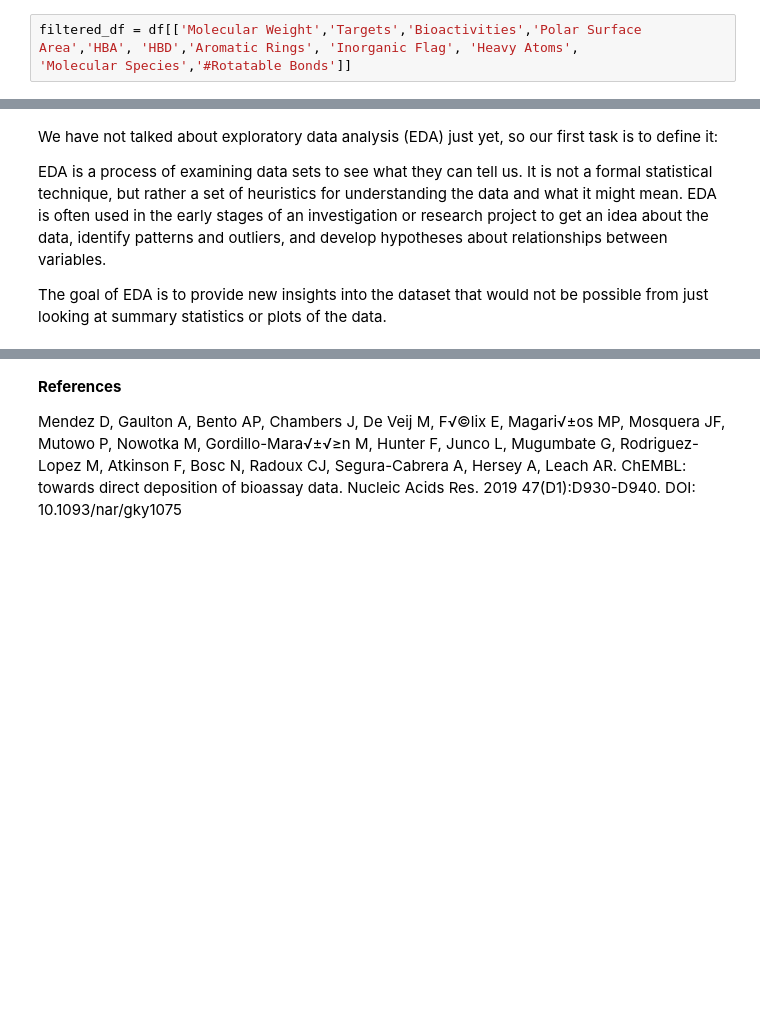
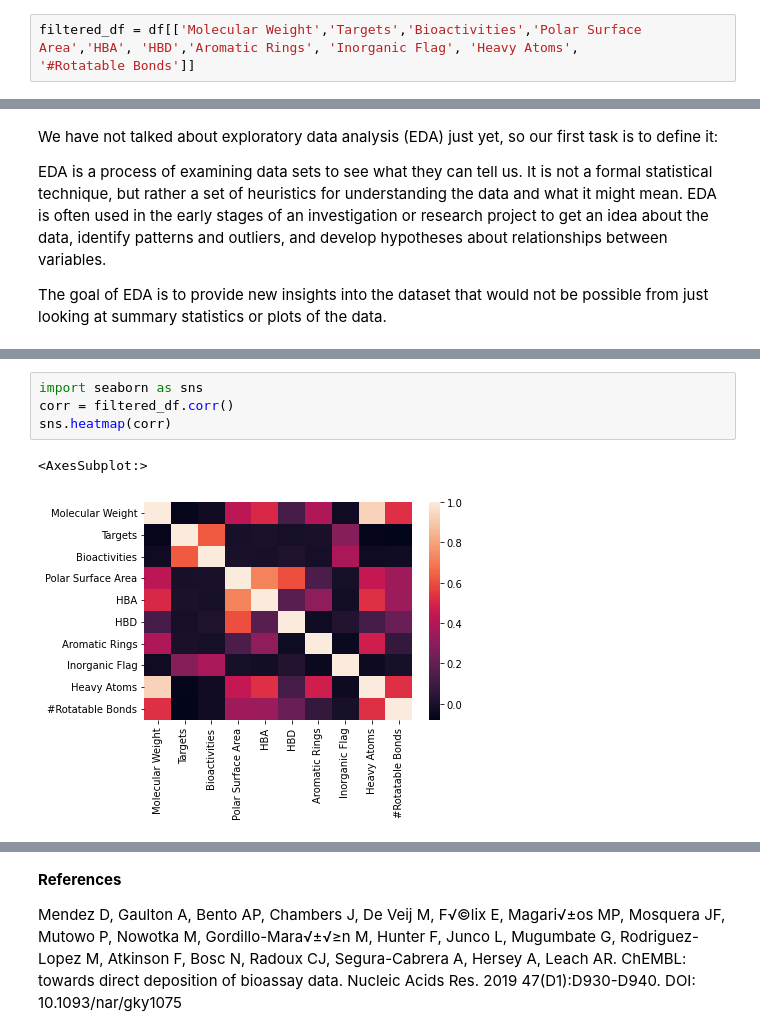
Before and after one commit to dutchengineer-courses/machine-learning-101, a Jupyter notebook: unsupervised-learning/k-means-clustering/chemical-analysis.ipynb, the cells around one changed output, grey strips where cells are left out. Cells and saved outputs as stored; diff of their text form; blank space fills up the shorter version.

```diff
--- a/unsupervised-learning/k-means-clustering/chemical-analysis.ipynb
+++ b/unsupervised-learning/k-means-clustering/chemical-analysis.ipynb
@@ -154,7 +154,7 @@ Index(['ChEMBL ID', 'Name', 'Synonyms', 'Type', 'Max Phase',
       dtype='object')
 # %%
 filtered_df = df[['Molecular Weight','Targets','Bioactivities','Polar Surface Area','HBA', 'HBD','Aromatic Rings', 'Inorganic Flag', 'Heavy Atoms',
-'Molecular Species','#Rotatable Bonds']]
+'#Rotatable Bonds']]
 # %%
 filtered_df.describe()
 # %% [output]
@@ -232,0 +219,7 @@ dtype: int64
+# %%
+import seaborn as sns
+corr = filtered_df.corr()
+sns.heatmap(corr)
+# %% [output]
+<AxesSubplot:>
+[figure, added]
```
Also changed, not shown: parts of 19 cells of this notebook.
